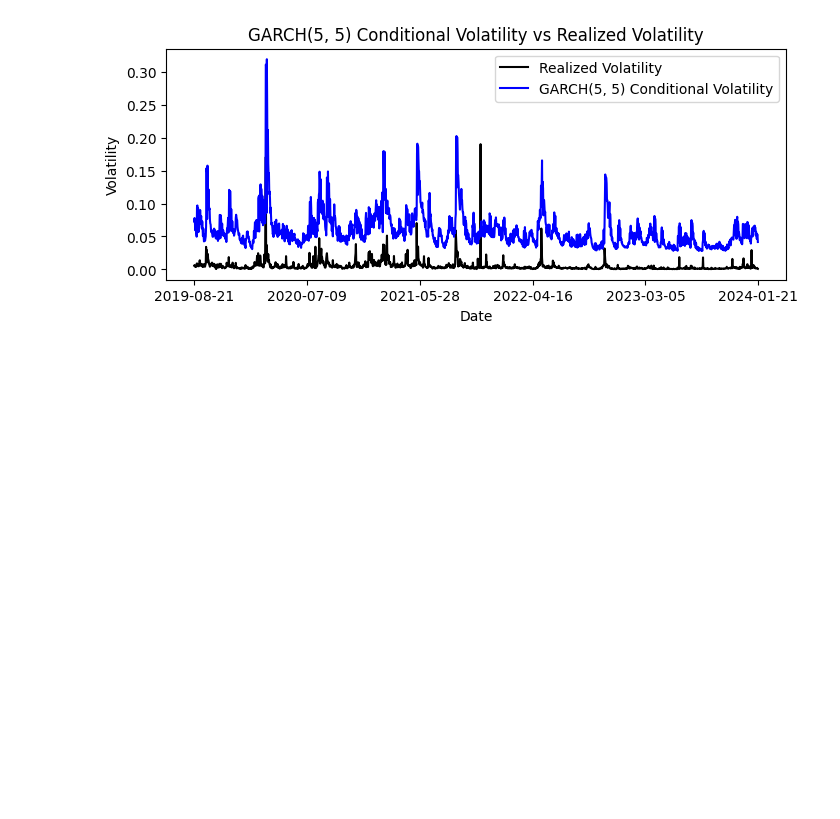
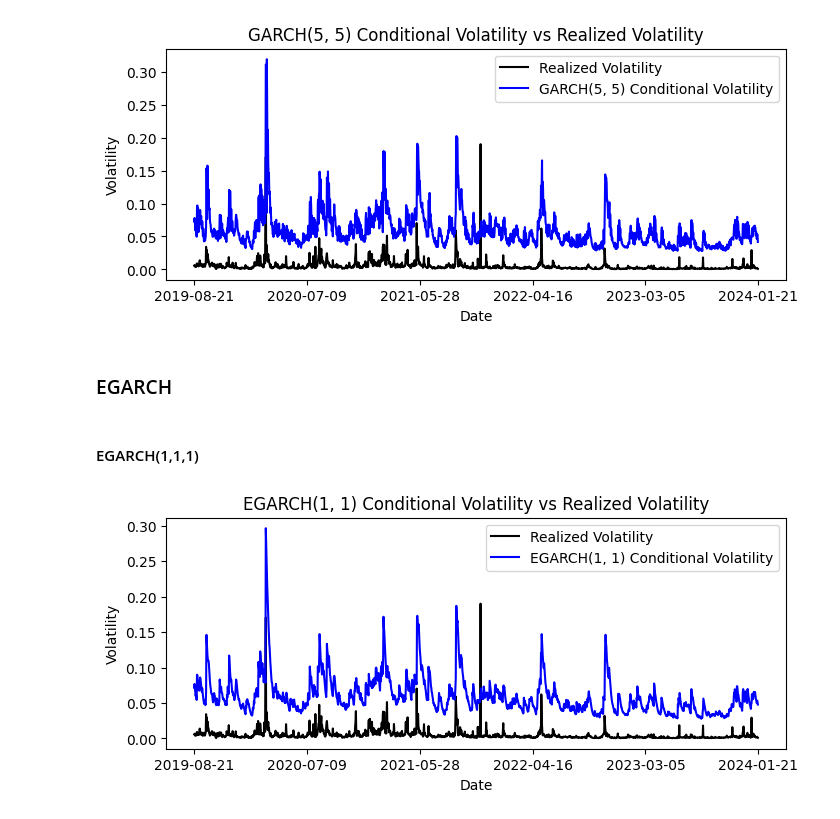
Before and after one commit to kiwi-lemongrass/DSE4101_Individual-Project, a Jupyter notebook: src/GARCH.ipynb, the cells around one changed output. Drawn from its saved outputs; the diff is of its cells as text; code cells hidden in the pictures; blank space fills up the shorter version.

Commit message:
add EGARCH

```diff
--- a/src/GARCH.ipynb
+++ b/src/GARCH.ipynb
@@ -72,6 +72,6 @@ Index(['2019-08-21', '2020-07-09', '2021-05-28', '2022-04-16', '2023-03-05',
 # %%
-def get_garch_fit(p, q, dist):
-    return arch_model(r_train, p=p, q=q, rescale=False, dist=dist).fit(disp='off')
+def get_garch_fit(p, o, q, dist):
+    return arch_model(r_train, p=p, o=o, q=q, rescale=False, dist=dist).fit(disp='off')
 
 def plot_garch_fit(fit, vol_type):
     plt.figure(figsize=(8, 3))
@@ -125,3 +125,13 @@ garch_5_5_fit = get_garch_fit(5, 5, 'normal')
 plot_garch_fit(garch_5_5_fit, 'GARCH(5, 5)')
 # %% [output]
 [figure]
+# %% [markdown]
+### EGARCH
+# %% [markdown]
+#### EGARCH(1,1,1)
+# %%
+# egarch
+egarch_1_1_fit = get_garch_fit(1, 1, 1, 'normal')
+plot_garch_fit(egarch_1_1_fit, 'EGARCH(1, 1)')
+# %% [output]
+[figure, added]
```
Also changed, not shown: parts of 9 cells of this notebook, 1 other file.
